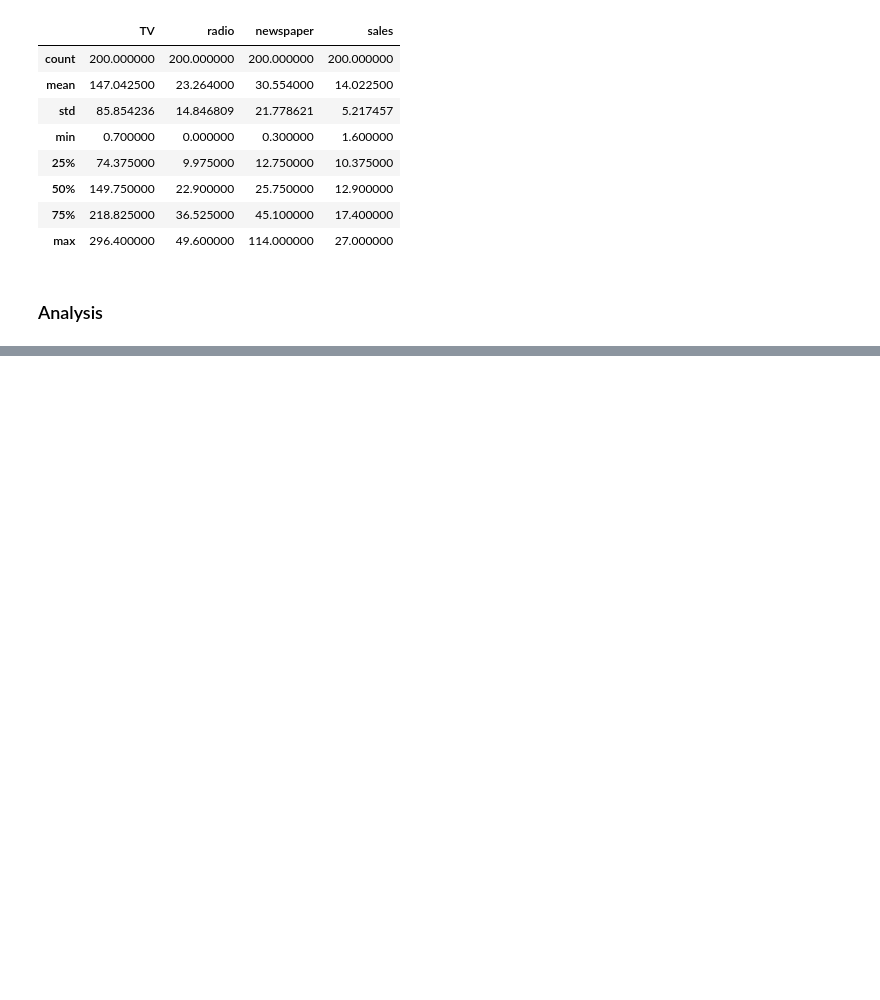
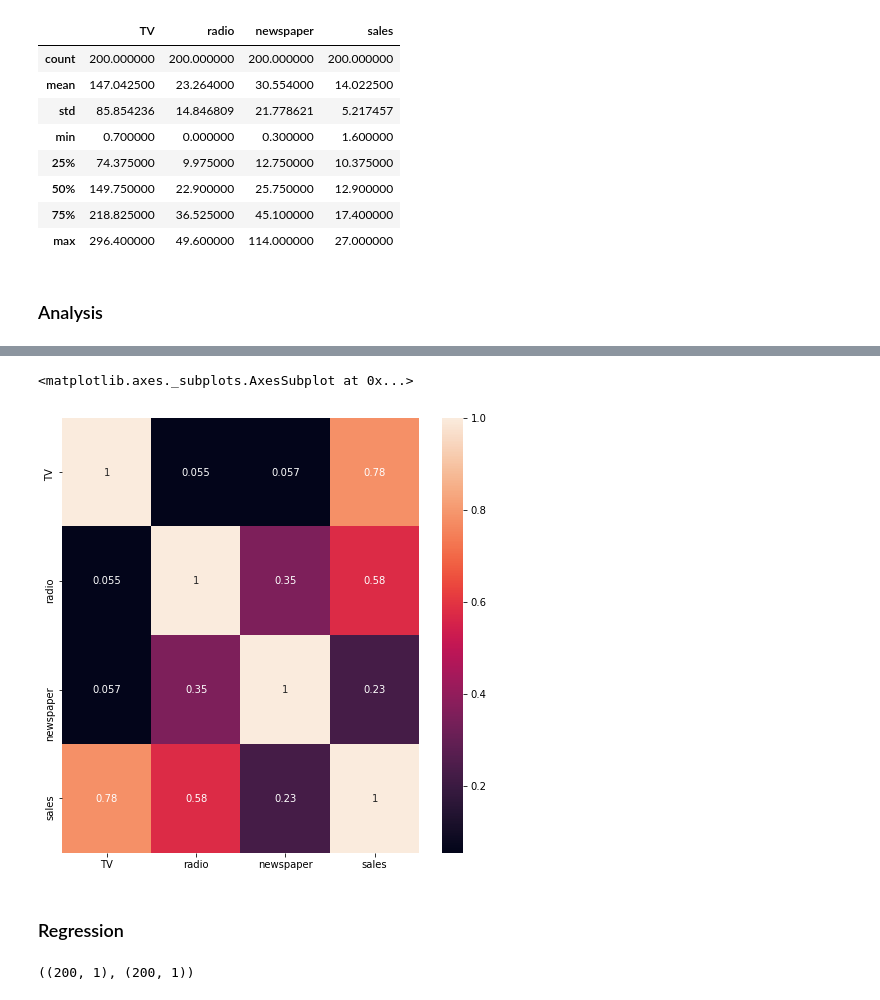
Before and after one commit to gratipine/MLPython, a Jupyter notebook: notebooks/Regression (Pluralsight).ipynb, the cells around one changed output, grey strips where cells are left out. Cells and saved outputs as stored; diff of their text form; code cells hidden in the pictures; blank space fills up the shorter version.

```diff
--- a/notebooks/Regression (Pluralsight).ipynb
+++ b/notebooks/Regression (Pluralsight).ipynb
@@ -42,0 +69,10 @@ advertising_data.describe()
+# %%
+import seaborn as sns
+fig, ax = plt.subplots(figsize=(8,8))
+
+sns.heatmap(advertising_data.corr(), annot=True)
+# %% [output]
+<matplotlib.axes._subplots.AxesSubplot at 0x...>
+[figure, added]
+# %% [markdown]
+### Regression
@@ -42,0 +82,7 @@ advertising_data.describe()
+# %%
+X = advertising_data["TV"].values.reshape(-1, 1)
+Y = advertising_data["sales"].values.reshape(-1, 1)
+
+X.shape, Y.shape
+# %% [output]
+((200, 1), (200, 1))
```
Also changed, not shown: parts of 14 cells of this notebook, 1 other file.
